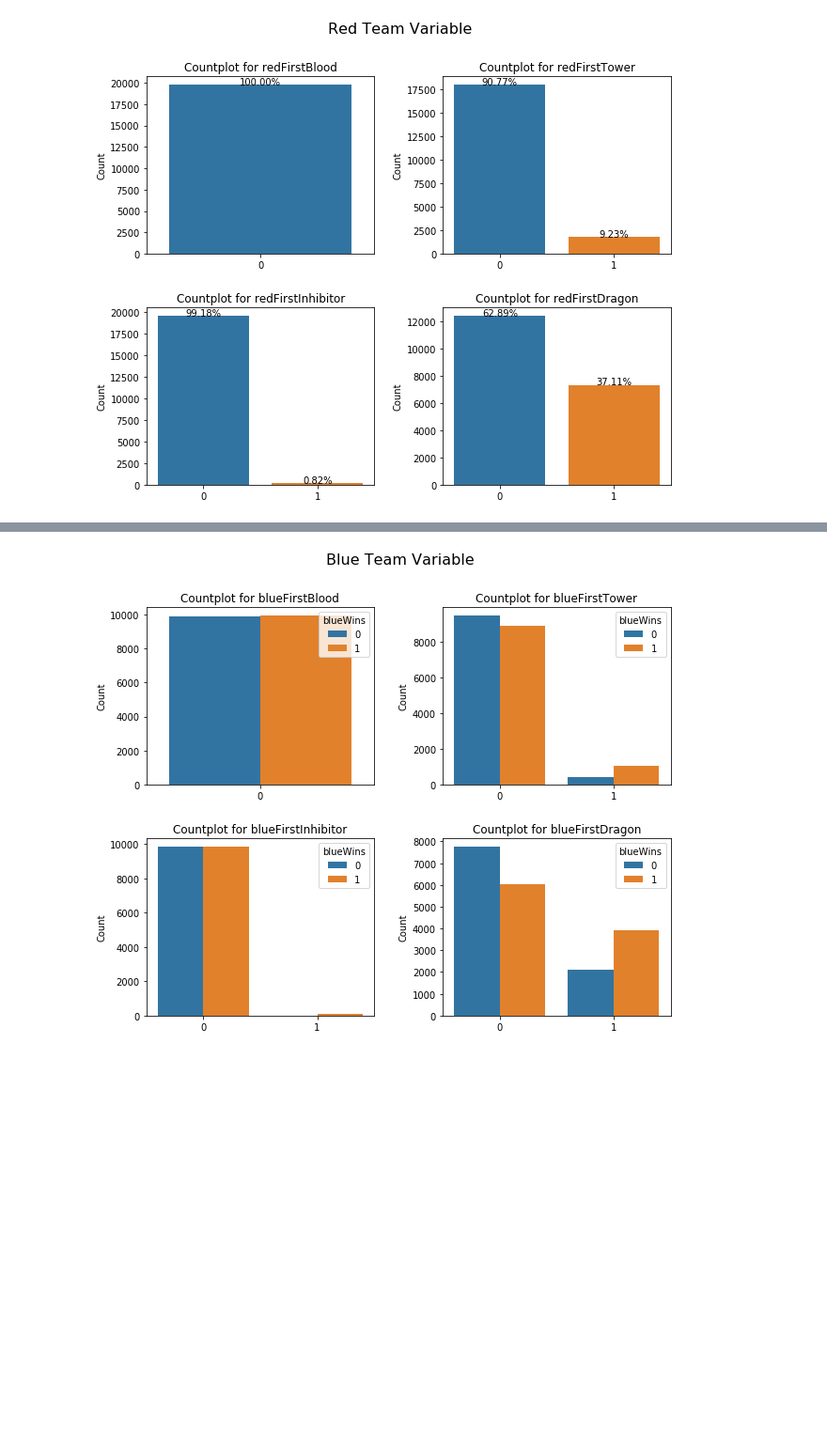
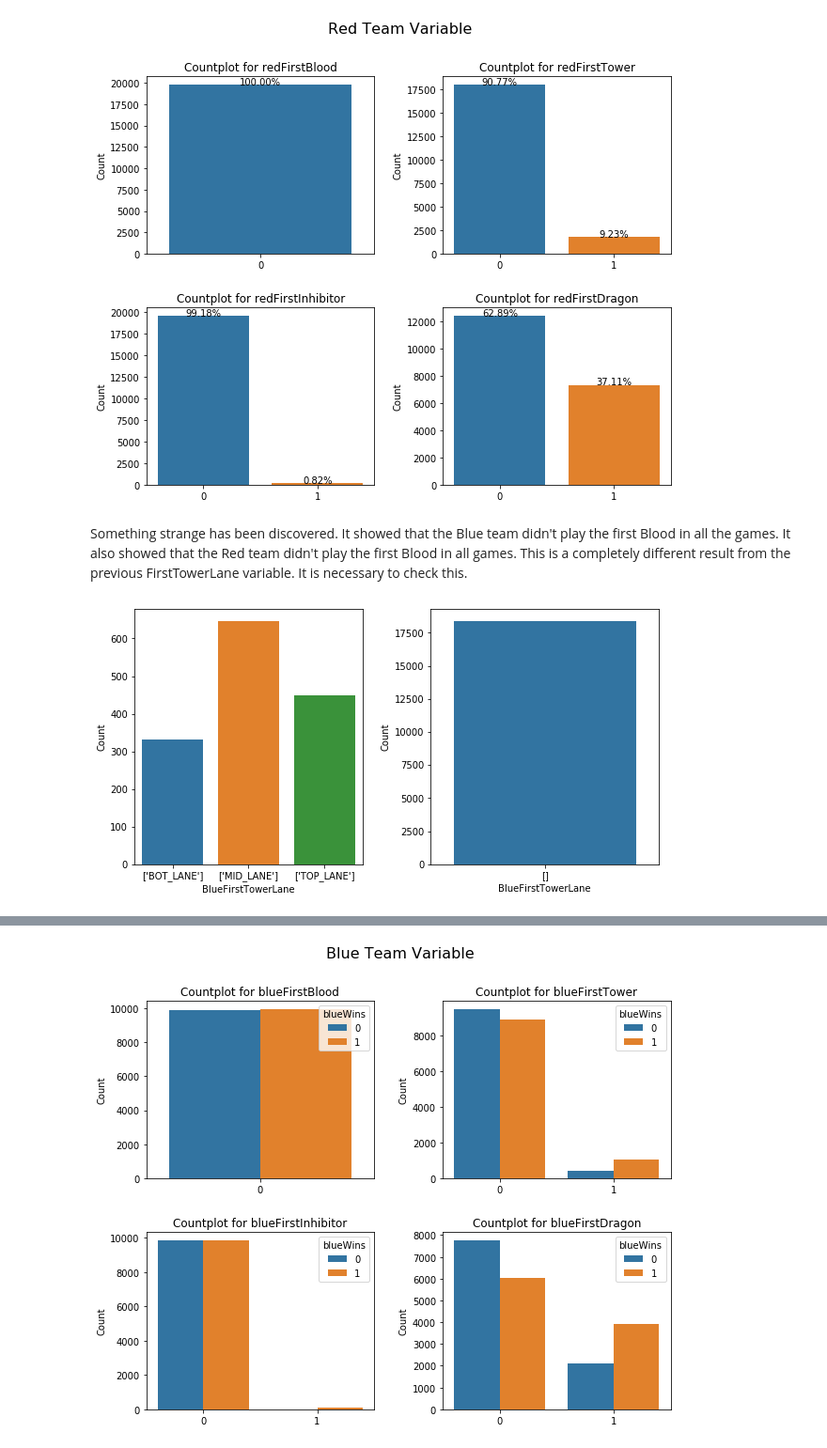
Before and after one commit to SSANGMAN/LoL, a Jupyter notebook: ipynb/Who_is_win_Exploratory Data Analysis_v1.ipynb, the cells around one changed output, grey strips where cells are left out. Shown: that part at 94% size. Cells and saved outputs as stored; diff of their text form; code cells hidden in the pictures; blank space fills up the shorter version.

```diff
--- a/ipynb/Who_is_win_Exploratory Data Analysis_v1.ipynb
+++ b/ipynb/Who_is_win_Exploratory Data Analysis_v1.ipynb
@@ -383,3 +383,23 @@ for i, cat_col_num in enumerate(cat_cols_num[4:]):
 # %% [output]
 [figure]
 [figure]
+# %% [markdown]
+Something strange has been discovered. It showed that the Blue team didn't play the first Blood in all the games. It also showed that the Red team didn't play the first Blood in all games. This is a completely different result from the previous FirstTowerLane variable. It is necessary to check this.
+# %%
+f = plt.figure(figsize = (10, 5))
+
+f.add_subplot(1, 2, 1)
+sns.countplot('blueFirstTowerLane', data = train.loc[(train['blueFirstTower'] == 1) & (train['blueFirstTowerLane'] != '[]')])
+
+plt.xlabel("BlueFirstTowerLane")
+plt.ylabel("Count")
+
+f.add_subplot(1, 2, 2)
+sns.countplot('blueFirstTowerLane', data = train.loc[(train['blueFirstTower'] == 0) & (train['blueFirstTowerLane'] == '[]')])
+
+plt.xlabel("BlueFirstTowerLane")
+plt.ylabel("Count")
+
+plt.subplots_adjust(wspace = 0.3)
+# %% [output]
+[figure, added]
```
Also changed, not shown: parts of 11 cells of this notebook.
